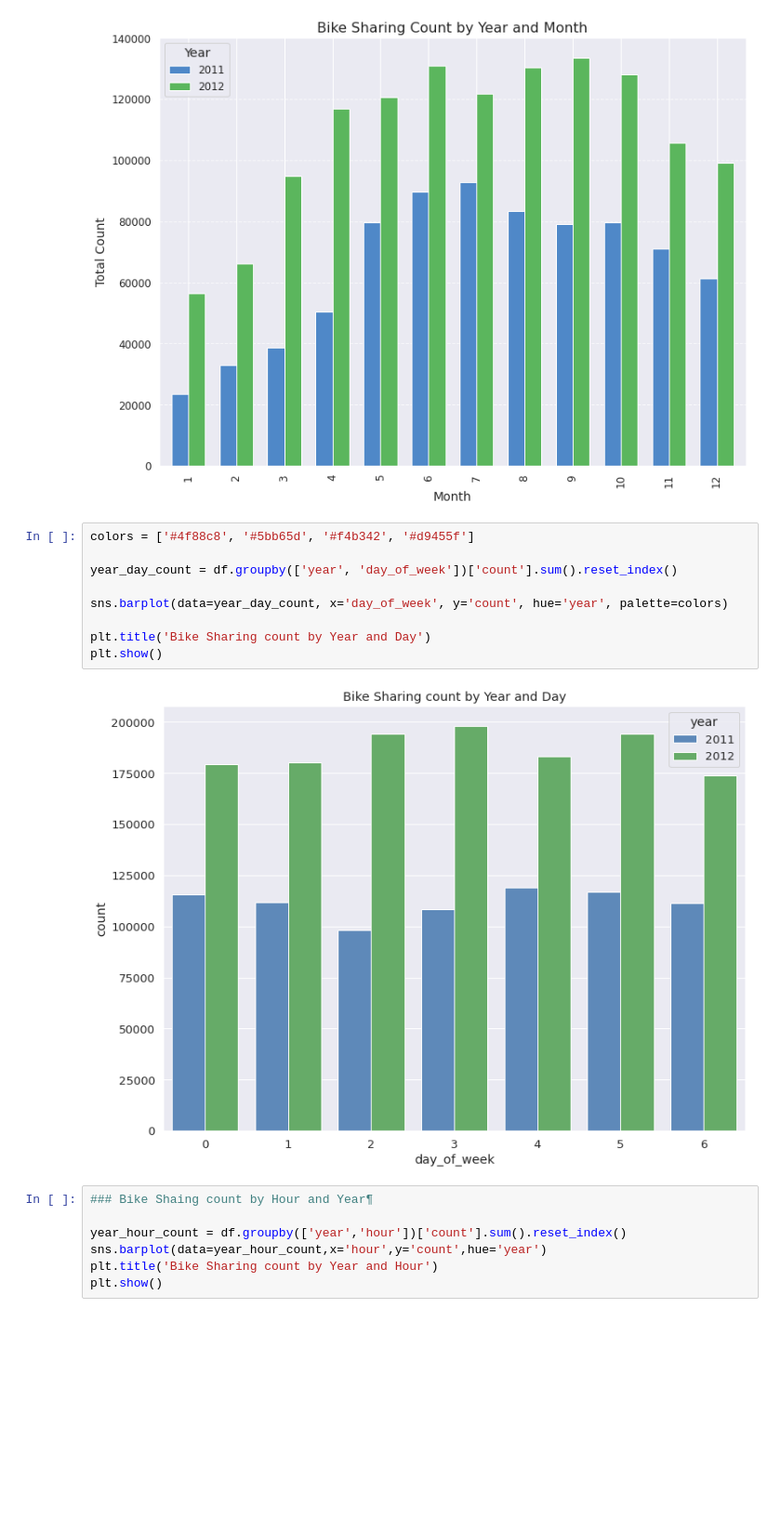
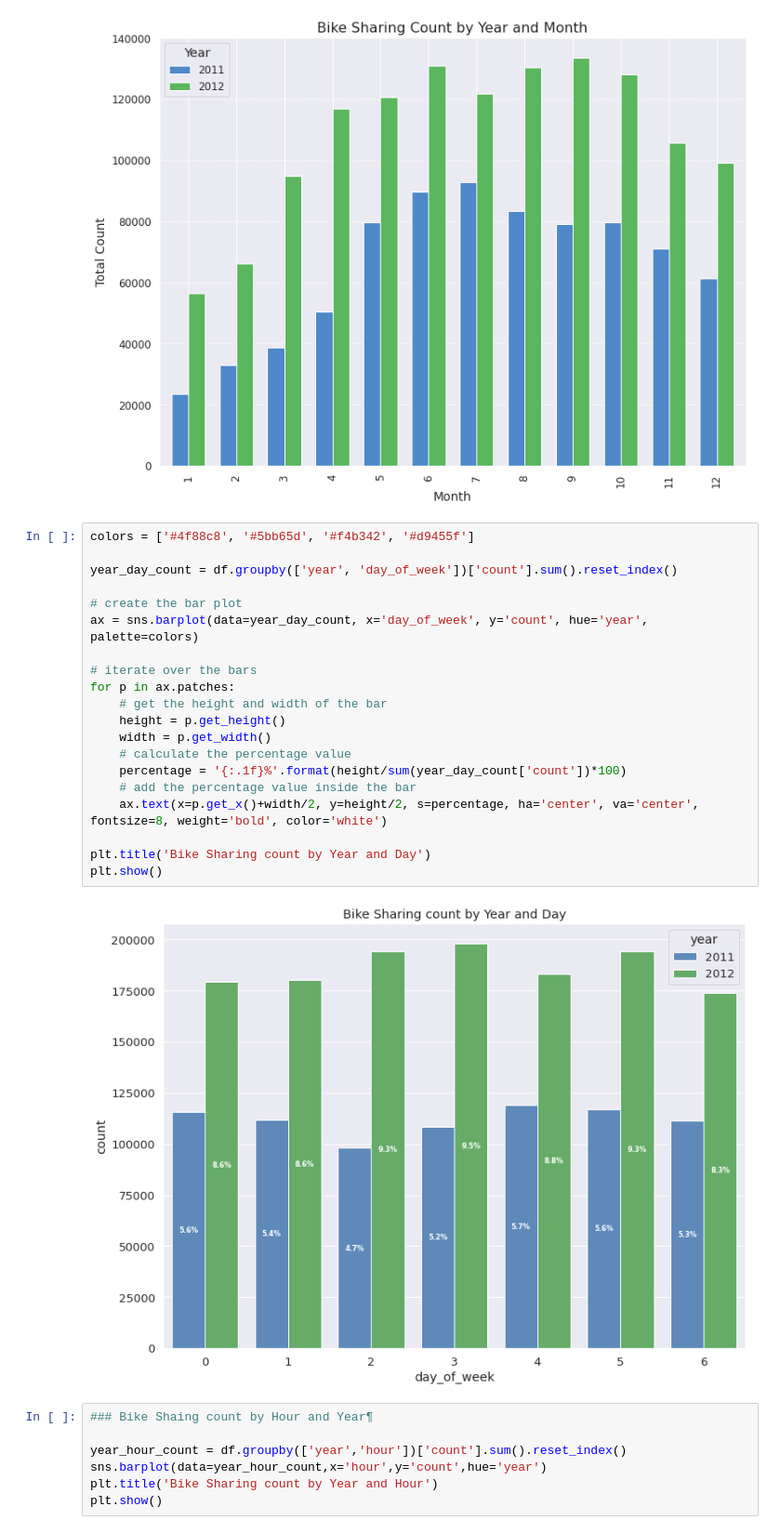
Before and after one commit to nguneonard/nguneonard, a Jupyter notebook: bike-sharing-demand.ipynb, the cells around one changed output. Shown: that part at 93% size. Drawn from its saved outputs; the diff is of its cells as text; blank space fills up the shorter version.

```diff
--- a/bike-sharing-demand.ipynb
+++ b/bike-sharing-demand.ipynb
@@ -319,14 +319,25 @@ plt.show()
 # %%
 colors = ['#4f88c8', '#5bb65d', '#f4b342', '#d9455f']
 
 year_day_count = df.groupby(['year', 'day_of_week'])['count'].sum().reset_index()
 
-sns.barplot(data=year_day_count, x='day_of_week', y='count', hue='year', palette=colors)
+# create the bar plot
+ax = sns.barplot(data=year_day_count, x='day_of_week', y='count', hue='year', palette=colors)
+
+# iterate over the bars
+for p in ax.patches:
+    # get the height and width of the bar
+    height = p.get_height()
+    width = p.get_width()
+    # calculate the percentage value
+    percentage = '{:.1f}%'.format(height/sum(year_day_count['count'])*100)
+    # add the percentage value inside the bar
+    ax.text(x=p.get_x()+width/2, y=height/2, s=percentage, ha='center', va='center', fontsize=8, weight='bold', color='white')
 
 plt.title('Bike Sharing count by Year and Day')
 plt.show()
 # %% [output]
-[figure, old version]
+[figure, new version]
 # %%
 ### Bike Shaing count by Hour and Year¶
 
```
